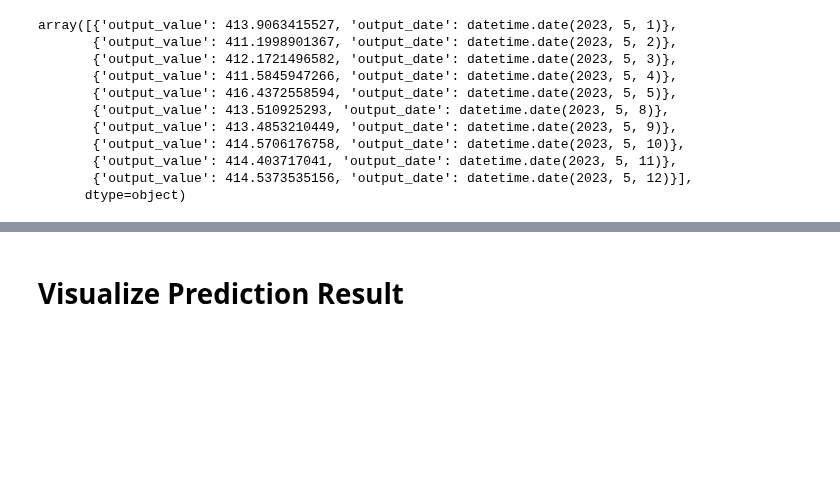
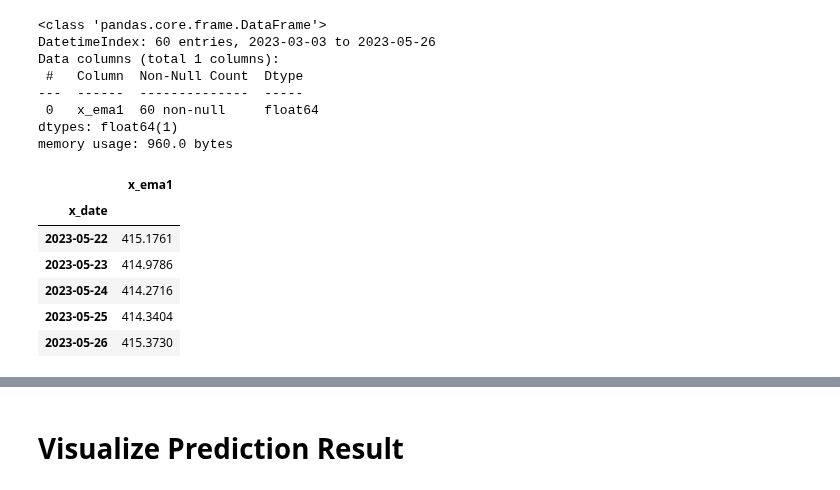
Before and after one commit to technqvi/TimeSeriesML-FinMarket, a Jupyter notebook: forecast-asset/visualize_forecast_ts.ipynb, the cells around one changed output, grey strips where cells are left out. Cells and saved outputs as stored; diff of their text form; code cells hidden in the pictures; blank space fills up the shorter version.

```diff
--- a/forecast-asset/visualize_forecast_ts.ipynb
+++ b/forecast-asset/visualize_forecast_ts.ipynb
@@ -68,15 +59,31 @@ None
 # %%
-df['prediction_result'][0]
+sqlInput=f"""
+select t_feature.input_date as x_date,t_feature.input_feature x_ema1
+from  `pongthorn.FinAssetForecast.fin_movement_forecast` t
+cross join unnest(t.feature_for_prediction) t_feature
+where t.prediction_date='{start_date}'
+"""
+
+dfInput=load_data_bq(sqlInput)
+dfInput['x_date']=pd.to_datetime(dfInput['x_date'],format='%Y-%m-%d')
+dfInput.set_index('x_date',inplace=True)
+input_sequence_length=len(dfInput)
+dfInput.info()
+dfInput.tail()
 # %% [output]
-array([{'output_value': 413.9063415527, 'output_date': datetime.date(2023, 5, 1)},
-       {'output_value': 411.1998901367, 'output_date': datetime.date(2023, 5, 2)},
-       {'output_value': 412.1721496582, 'output_date': datetime.date(2023, 5, 3)},
-       {'output_value': 411.5845947266, 'output_date': datetime.date(2023, 5, 4)},
-       {'output_value': 416.4372558594, 'output_date': datetime.date(2023, 5, 5)},
-       {'output_value': 413.510925293, 'output_date': datetime.date(2023, 5, 8)},
-       {'output_value': 413.4853210449, 'output_date': datetime.date(2023, 5, 9)},
-       {'output_value': 414.5706176758, 'output_date': datetime.date(2023, 5, 10)},
-       {'output_value': 414.403717041, 'output_date': datetime.date(2023, 5, 11)},
-       {'output_value': 414.5373535156, 'output_date': datetime.date(2023, 5, 12)}],
-      dtype=object)
+<class 'pandas.core.frame.DataFrame'>
+DatetimeIndex: 60 entries, 2023-03-03 to 2023-05-26
+Data columns (total 1 columns):
+ #   Column  Non-Null Count  Dtype
+---  ------  --------------  -----
+ 0   x_ema1  60 non-null     float64
+dtypes: float64(1)
+memory usage: 960.0 bytes
+|  | x_ema1 |
+| x_date |  |
+| 2023-05-22 | 415.1761 |
+| 2023-05-23 | 414.9786 |
+| 2023-05-24 | 414.2716 |
+| 2023-05-25 | 414.3404 |
+| 2023-05-26 | 415.3730 |
 # %%
```
Also changed, not shown: parts of 8 cells of this notebook, 3 other files.
